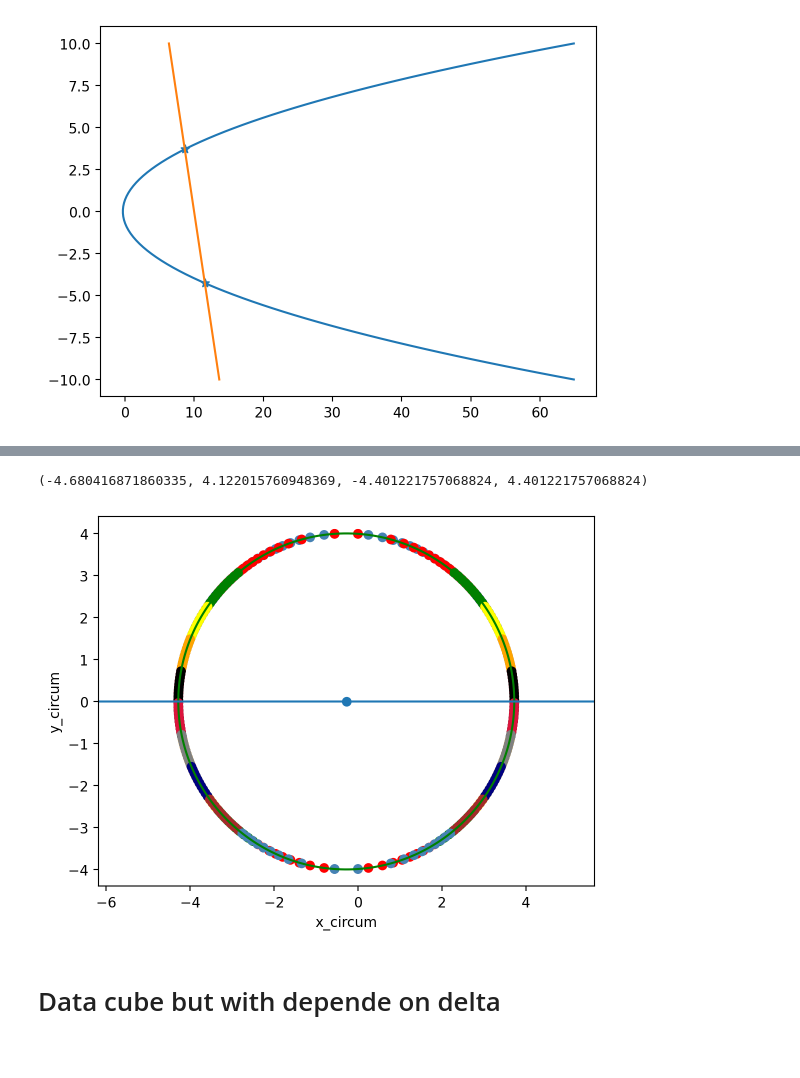
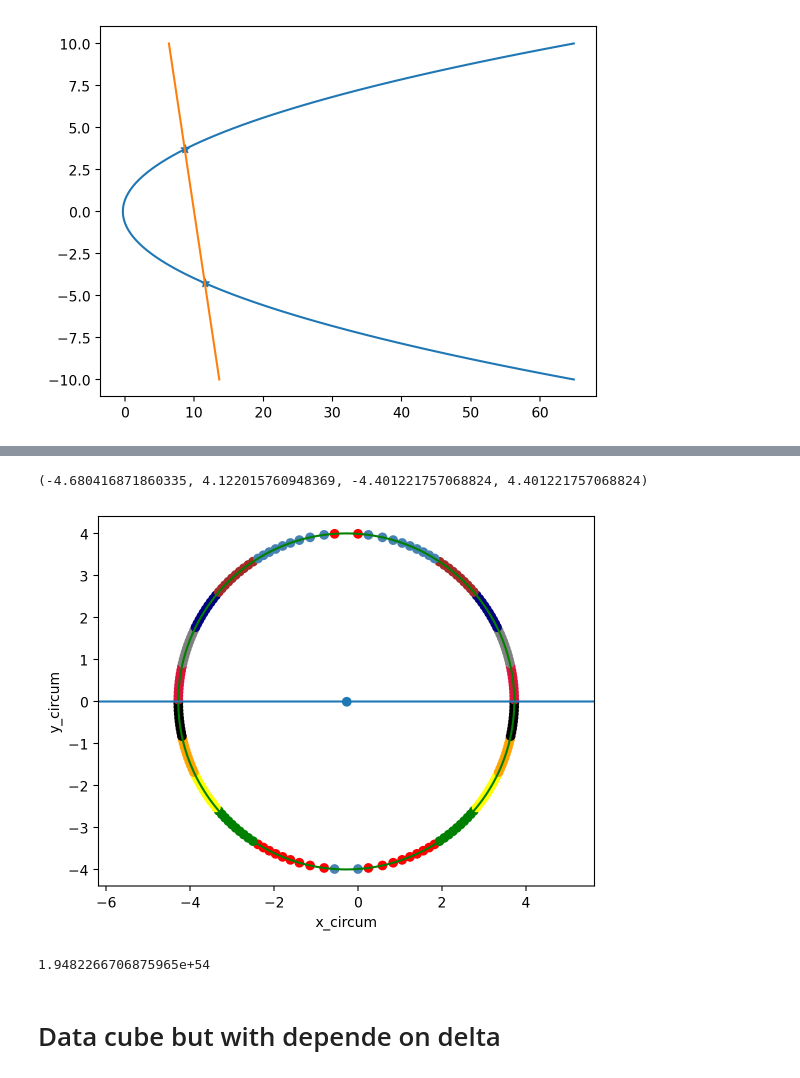
Before and after one commit to taceroc/light_echo_modeling, a Jupyter notebook: delta_phi.ipynb, the cells around one changed output, grey strips where cells are left out. Drawn from its saved outputs; the diff is of its cells as text; code cells hidden in the pictures.

```diff
--- a/delta_phi.ipynb
+++ b/delta_phi.ipynb
@@ -248,25 +333,29 @@ phis_n = np.arctan(y / x_inter_n)
 # %%
 angle = np.linspace(0, 2 * np.pi, 1000)
 plt.plot(r_le * np.cos(angle) - a * ct, r_le * np.sin(angle), c = "green")
-color = np.repeat(np.array(["red", "green", "yellow","orange", "black", "crimson", "gray", "navy", "brown", "steelblue"]), 10)
+colors = np.repeat(np.array(["red", "green", "yellow","orange", "black", "crimson", "gray", "navy", "brown", "steelblue"]), 10)
 
 # for aa in range(len(phis)):
-plt.scatter(r_le * np.cos(phis) - a * ct, r_le * np.sin(phis), c = color)
-plt.scatter(r_le * np.cos(phis_n) - a * ct, r_le * np.sin(phis_n), c = color)
+plt.scatter(r_le * np.cos(phis) - a * ct, r_le * np.sin(phis), c = colors)
+# plt.scatter(r_le * np.cos(phis_n) - a * ct, r_le * np.sin(phis_n), c = color)
 
-plt.scatter(r_le * np.cos(-phis + np.pi) - a * ct, r_le * np.sin(-phis + np.pi ), c = color)
-plt.scatter(r_le * np.cos(-phis_n + np.pi) - a * ct, r_le * np.sin(-phis_n + np.pi ), c = color)
+plt.scatter(r_le * np.cos(-phis + np.pi) - a * ct, r_le * np.sin(-phis + np.pi ), c = colors)
+# plt.scatter(r_le * np.cos(-phis_n + np.pi) - a * ct, r_le * np.sin(-phis_n + np.pi ), c = color)
 
 
 plt.axhline(0)
 plt.scatter(-a * ct, 0)
 
 plt.xlabel("x_circum")
 plt.ylabel("y_circum")
 
 plt.axis('equal')
 # %% [output]
 (-4.680416871860335, 4.122015760948369, -4.401221757068824, 4.401221757068824)
-[figure, old version]
+[figure, new version]
+# %%
+n
+# %% [output]
+1.9482266706875965e+54
 # %% [markdown]
 # Data cube but with depende on delta
```
Also changed, not shown: parts of 28 cells of this notebook.
